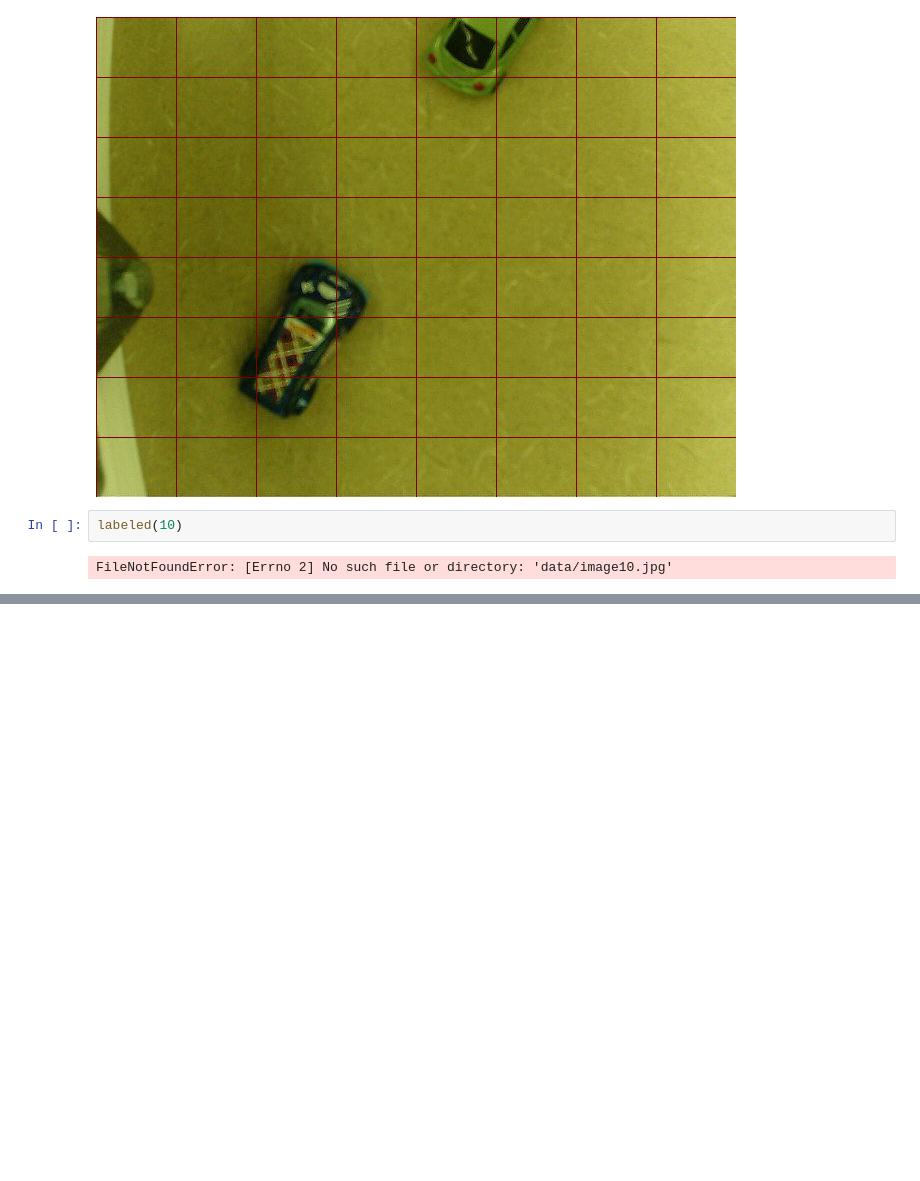
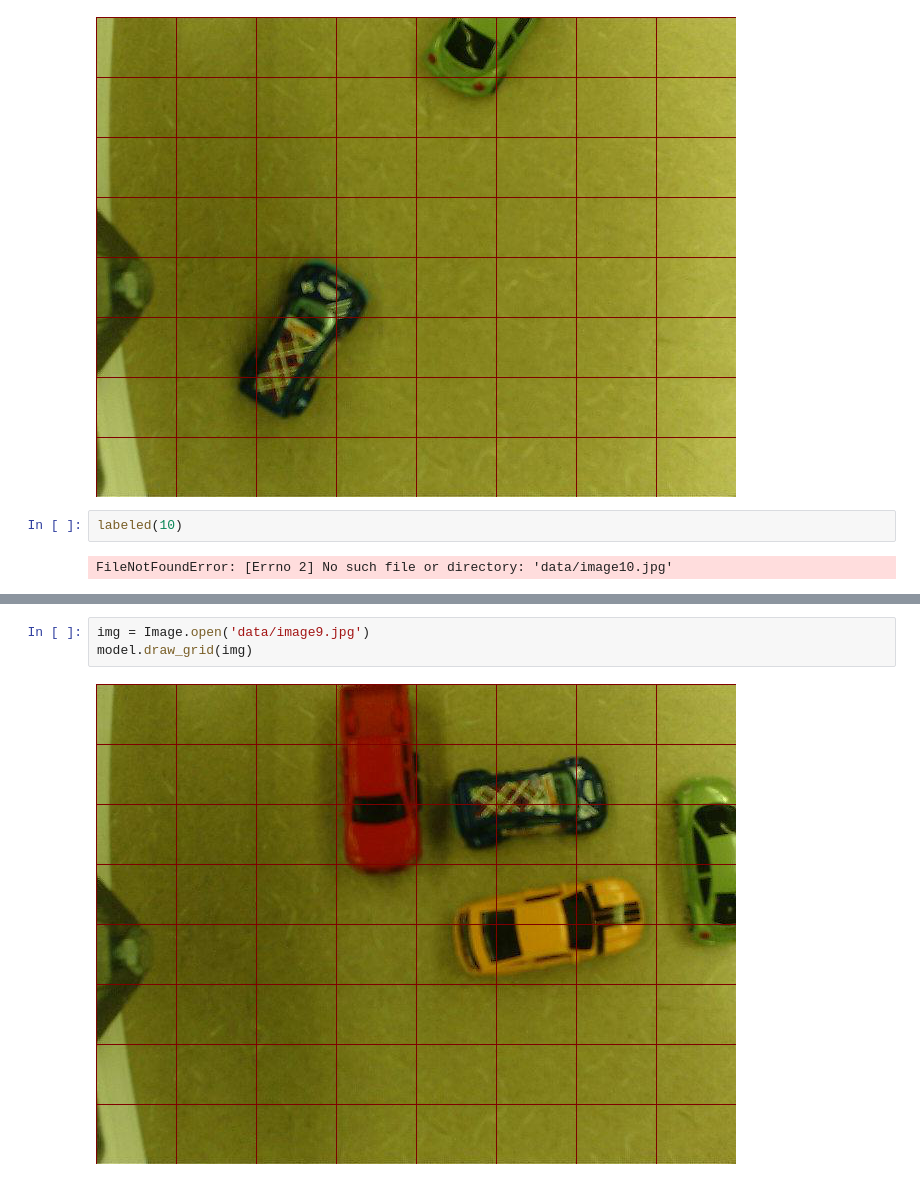
Before and after one commit to PittDreamTeam/neural_network, a Jupyter notebook: Untitled1.ipynb, the cells around one changed output, grey strips where cells are left out. Cells and saved outputs as stored; diff of their text form; blank space fills up the shorter version.

```diff
--- a/Untitled1.ipynb
+++ b/Untitled1.ipynb
@@ -242,0 +259,5 @@ FileNotFoundError: [Errno 2] No such file or directory: 'data/image10.jpg'
+# %%
+img = Image.open('data/image9.jpg')
+model.draw_grid(img)
+# %% [output]
+[figure, added]
```
Also changed, not shown: parts of 8 cells of this notebook, 1 other file.
